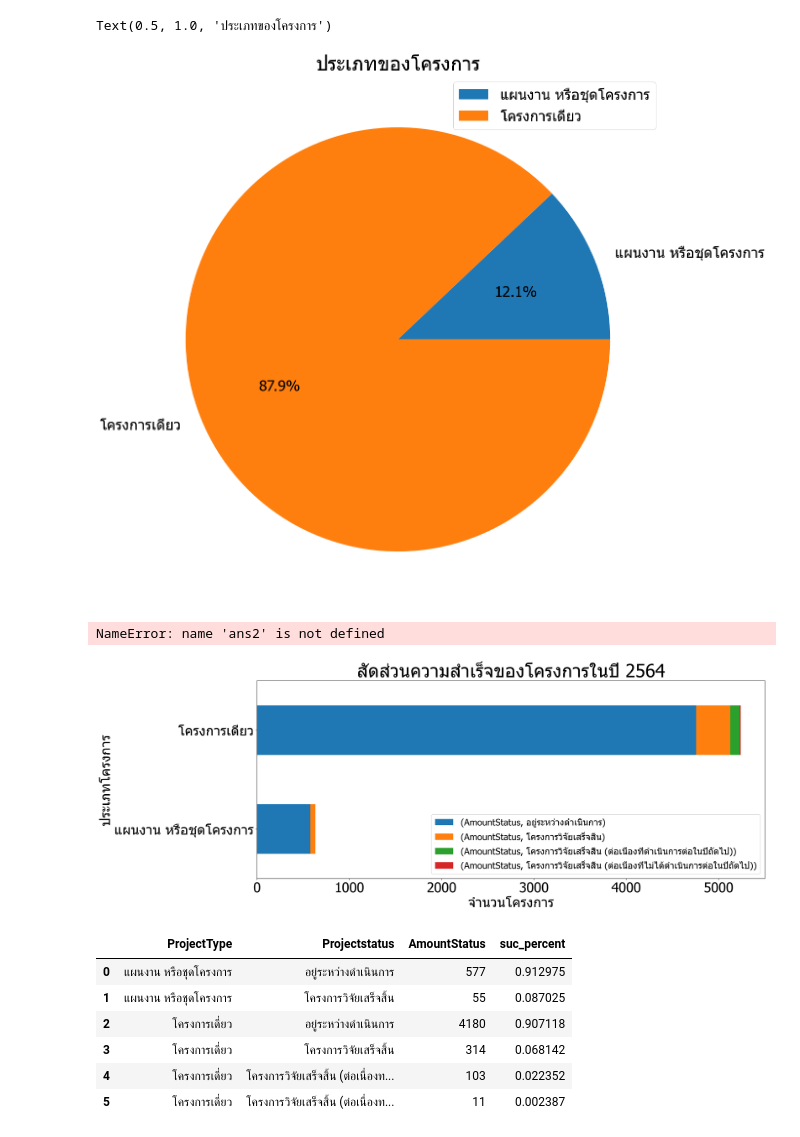
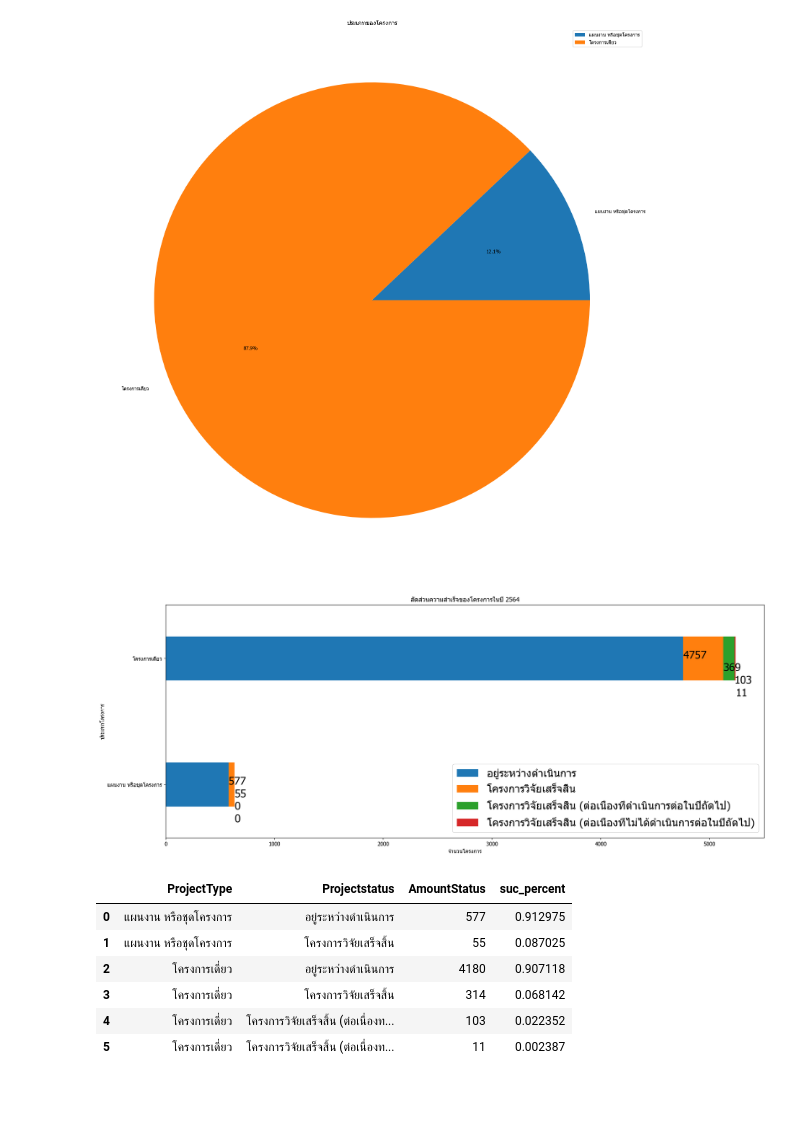
Before and after one commit to SrWannapa/DADS5001_miniProject, a Jupyter notebook: 6420422008_Wannapa_Sriphen.ipynb, the cells around one changed output. Drawn from its saved outputs; the diff is of its cells as text; code cells hidden in the pictures; blank space fills up the shorter version.

```diff
--- a/6420422008_Wannapa_Sriphen.ipynb
+++ b/6420422008_Wannapa_Sriphen.ipynb
@@ -27,36 +29,50 @@ memory usage: 777.9+ KB
 # %%
 protype = data.groupby('ProjectType')['ProjectType'].count().to_frame('counttype')
 protype.reset_index()
 plt.rcParams['font.family']='Tahoma'
-plt.rcParams['font.size']=30
-plot1 = protype.plot.pie(y= 'counttype',figsize = (20,20),autopct = '%.1f%%' , ylabel='')
-
-plt.legend(loc="upper right")
-plt.title('ประเภทของโครงการ',fontsize = 40)
+plt.figure(figsize = (20,20),dpi=100)
+plt.pie(protype['counttype'],autopct = '%.1f%%', labels = ['แผนงาน หรือชุดโครงการ','โครงการเดี่ยว'])
+plt.legend(['แผนงาน หรือชุดโครงการ','โครงการเดี่ยว'],loc="upper right")
+plt.title('ประเภทของโครงการ')
+plt.show()
 # %% [output]
-Text(0.5, 1.0, 'ประเภทของโครงการ')
-[figure, old version]
+[figure, new version]
-# %%
-mm = ans2.groupby(['ProjectType','Projectstatus']).sum().groupby(level=[1]).cumsum().unstack().plot.barh(y='AmountStatus', stacked=True, fontsize = 1.5 )
-# %% [output]
-NameError: name 'ans2' is not defined
 # %%
 succase=  data.loc[ : ,['ProjectType','Projectstatus']]
 ans2 = succase.groupby(['ProjectType','Projectstatus']).size().to_frame('AmountStatus')
 ans2 = ans2.reset_index()
 
 mm = ans2.groupby(['ProjectType','Projectstatus']).sum().groupby(level=[1]).cumsum().unstack()
+mm = mm.fillna(0)
+plt.figure(figsize=(20,8),dpi=150)
+mm.plot.barh(ax=plt.axes(), stacked=True, width = 0.35)
 
-plt.figure(figsize=(20,8),dpi=150)
-mm.plot.barh(ax=plt.axes(), stacked=True)
+plt.xlabel('จำนวนโครงการ')
+plt.ylabel('ประเภทโครงการ')
+plt.title('สัดส่วนความสำเร็จของโครงการในปี 2564')
+legend = ['อยู่ระหว่างดำเนินการ',
+          'โครงการวิจัยเสร็จสิ้น',
+          'โครงการวิจัยเสร็จสิ้น (ต่อเนื่องที่ดำเนินการต่อในปีถัดไป)',
+          'โครงการวิจัยเสร็จสิ้น (ต่อเนื่องที่ไม่ได้ดำเนินการต่อในปีถัดไป)']
+plt.legend(legend,loc='lower right', fontsize = 20)
 
-plt.xlabel('จำนวนโครงการ', fontsize = 30)
-plt.ylabel('ประเภทโครงการ', fontsize = 30)
-plt.title('สัดส่วนความสำเร็จของโครงการในปี 2564' ,fontsize = 40)
-plt.legend(loc='lower right',fontsize=20)
+valueold = 0
+i = 0
+for index, value in enumerate(list(list(mm.loc['แผนงาน หรือชุดโครงการ']))):
+    plt.text(value+valueold, i, str(int(value)), fontsize=20)
+    valueold = value+valueold
+    i = i-0.1
+
+valueold = 0
+i = 1
+for index, value in enumerate(list(list(mm.loc['โครงการเดี่ยว']))):
+    plt.text(value+valueold, i, str(int(value)), fontsize=20)
+    valueold = value+valueold
+    i = i-0.1
+
 plt.show()
 # %% [output]
-[figure, old version]
+[figure, new version]
 # %%
 ans2['suc_percent'] = ans2['AmountStatus'] / ans2.groupby('ProjectType')['AmountStatus'].transform('sum')
 ans2
```
Also changed, not shown: parts of 9 cells of this notebook.
